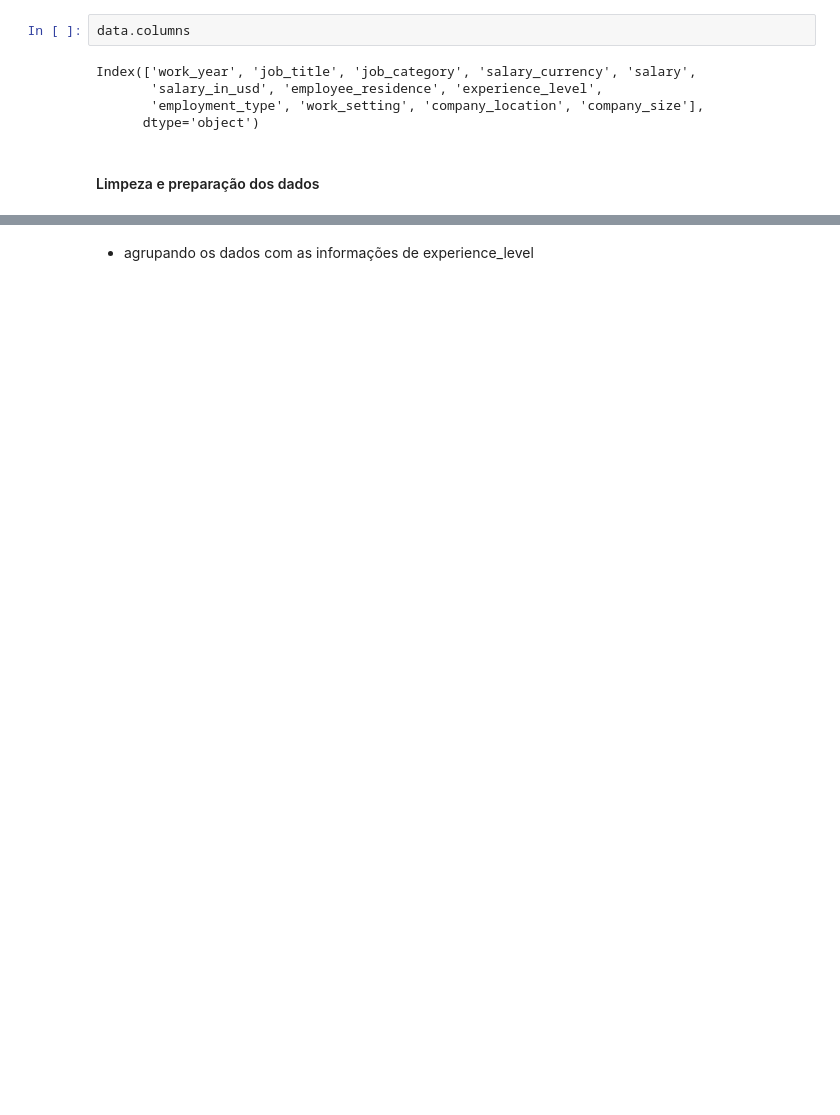
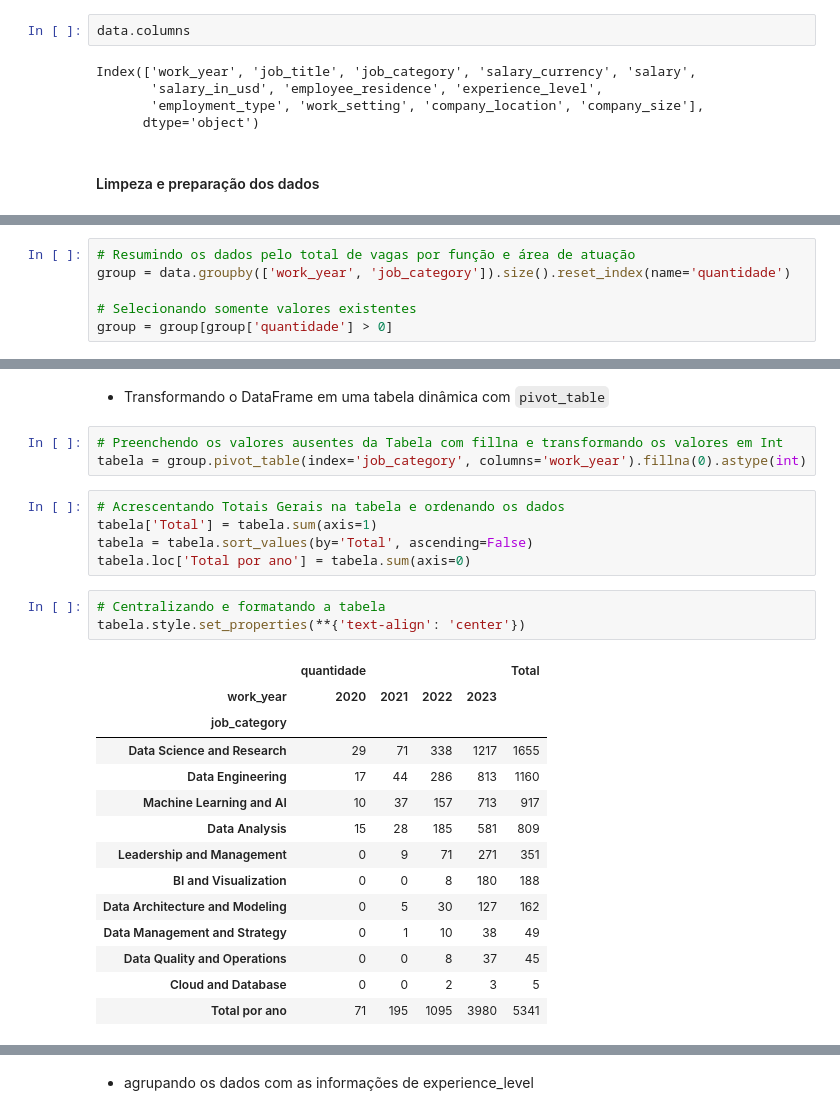
Before and after one commit to ryanrodr/eda-jobs-in-data, a Jupyter notebook: analise_exploratoria.ipynb, the cells around one changed output, grey strips where cells are left out. Saved outputs shown, nothing was run; the diff lists cells and outputs as text; blank space fills up the shorter version.

```diff
--- a/analise_exploratoria.ipynb
+++ b/analise_exploratoria.ipynb
@@ -167,0 +112,6 @@ grouped[filtro]
+# %%
+# Resumindo os dados pelo total de vagas por função e área de atuação
+group = data.groupby(['work_year', 'job_category']).size().reset_index(name='quantidade')
+
+# Selecionando somente valores existentes
+group = group[group['quantidade'] > 0]
@@ -167,0 +124,28 @@ grouped[filtro]
+# %% [markdown]
+- Transformando o DataFrame em uma tabela dinâmica com `pivot_table`
+# %%
+# Preenchendo os valores ausentes da Tabela com fillna e transformando os valores em Int
+tabela = group.pivot_table(index='job_category', columns='work_year').fillna(0).astype(int)
+# %%
+# Acrescentando Totais Gerais na tabela e ordenando os dados
+tabela['Total'] = tabela.sum(axis=1)
+tabela = tabela.sort_values(by='Total', ascending=False)
+tabela.loc['Total por ano'] = tabela.sum(axis=0)
+# %%
+# Centralizando e formatando a tabela
+tabela.style.set_properties(**{'text-align': 'center'})
+# %% [output]
+|  | quantidade |  |  |  | Total |
+| work_year | 2020 | 2021 | 2022 | 2023 |  |
+| job_category |  |  |  |  |  |
+| Data Science and Research | 29 | 71 | 338 | 1217 | 1655 |
+| Data Engineering | 17 | 44 | 286 | 813 | 1160 |
+| Machine Learning and AI | 10 | 37 | 157 | 713 | 917 |
+| Data Analysis | 15 | 28 | 185 | 581 | 809 |
+| Leadership and Management | 0 | 9 | 71 | 271 | 351 |
+| BI and Visualization | 0 | 0 | 8 | 180 | 188 |
+| Data Architecture and Modeling | 0 | 5 | 30 | 127 | 162 |
+| Data Management and Strategy | 0 | 1 | 10 | 38 | 49 |
+| Data Quality and Operations | 0 | 0 | 8 | 37 | 45 |
+| Cloud and Database | 0 | 0 | 2 | 3 | 5 |
+| Total por ano | 71 | 195 | 1095 | 3980 | 5341 |
```
Also changed, not shown: parts of 43 cells of this notebook.
